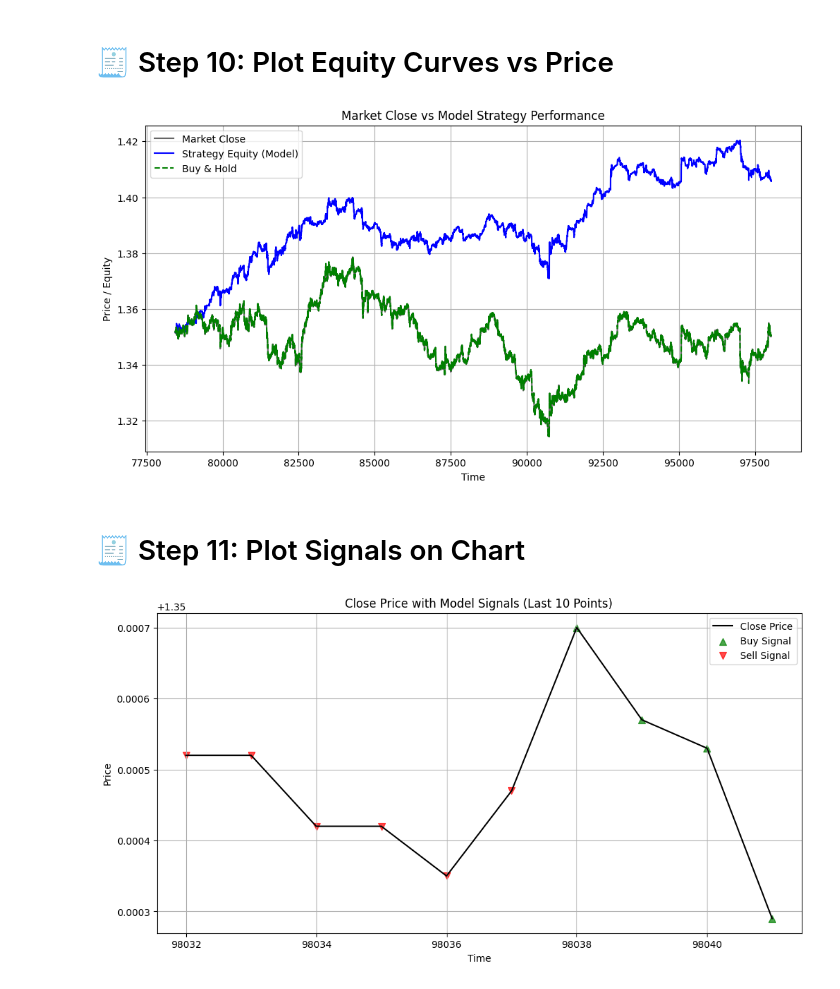
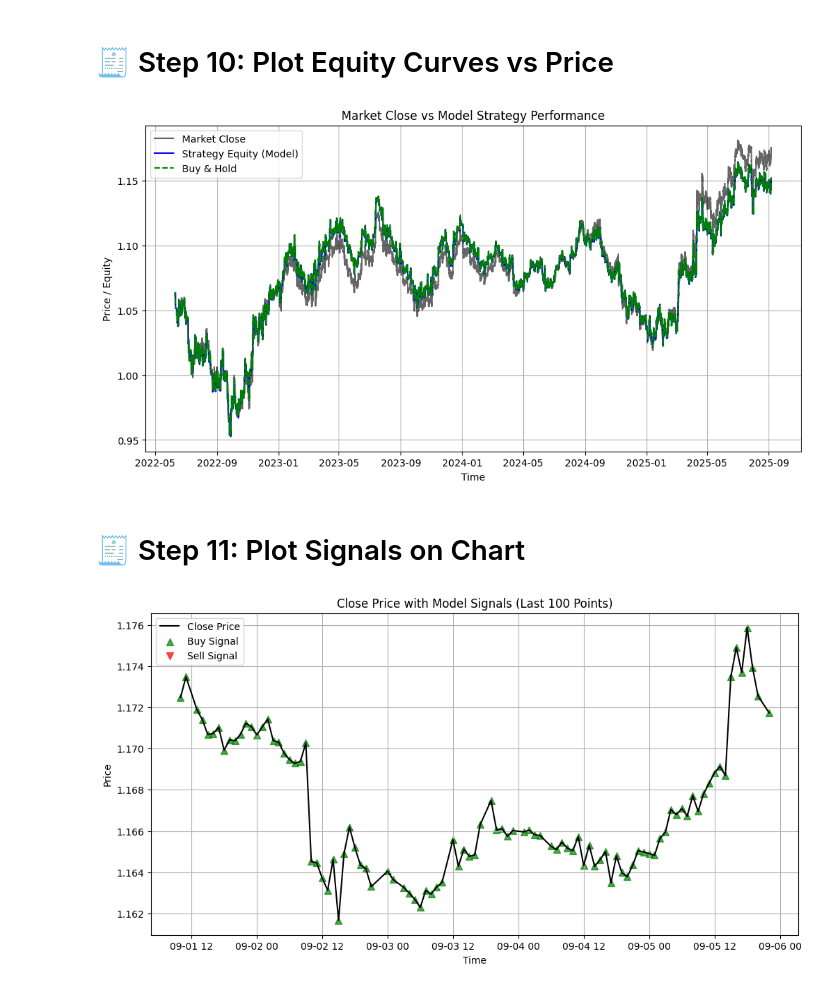
Before and after one commit to rasingollam/XGBoostPredictor, a Jupyter notebook: train/xgboost_trainer.ipynb, the cells around one changed output. Saved outputs shown, nothing was run; the diff lists cells and outputs as text; code cells hidden in the pictures.

````diff
--- a/train/xgboost_trainer.ipynb
+++ b/train/xgboost_trainer.ipynb
@@ -19,7 +19,7 @@ time,open,high,low,close,volume
 2023-01-01 00:00,1.0672,1.0679,1.0665,1.0675,123
 ```
 # %%
-df_raw = pd.read_csv("data/GBPUSD_M5.csv", sep='\t', header=0)
+df_raw = pd.read_csv("data/EURUSD_H1.csv", sep='\t', header=0)
 
 # helper maps (preserve original names)
 lc_map = {c.lower(): c for c in df_raw.columns}
@@ -521,19 +521,41 @@ except TypeError:
 
     # Adapter class to provide predict_proba and get_booster methods for compatibility
     class XGBAdapter:
-        """
-        Adapter for xgboost Booster to mimic sklearn API.
-        Provides predict_proba, predict, and get_booster methods.
-        """
+        # Adapter for xgboost Booster to mimic sklearn API.
+        # Provides predict_proba, predict, and get_booster methods.
         def __init__(self, booster, feature_names):
             self.booster = booster
             self.feature_names = feature_names
 
         def predict_proba(self, X):
             dm = xgb.DMatrix(X, feature_names=self.feature_names)
-            ntree_limit = getattr(self.booster, "best_ntree_limit", None)
-            p = self.booster.predict(dm, ntree_limit=ntree_limit)
-            p = np.asarray(p)
+            ntree = getattr(self.booster, "best_ntree_limit", None)
+            if ntree is None:
+                ntree = getattr(self.booster, "best_iteration", None)
+
+            # Try legacy kwarg, then newer kwarg, then bare predict.
+            try:
+                if ntree is not None:
+                    raw = self.booster.predict(dm, ntree_limit=ntree)
+                else:
+                    raw = self.booster.predict(dm)
+            except TypeError:
+                try:
+                    if ntree is not None:
+                        raw = self.booster.predict(dm, iteration_range=(0, int(ntree)))
+                    else:
+                        raw = self.booster.predict(dm)
+                except Exception:
+                    raw = self.booster.predict(dm)
+
+            return self._format_proba(raw)
+
+        def _format_proba(self, raw):
+            p = np.asarray(raw)
+            # If model already returns two-column probs, pass through.
+            if p.ndim == 2 and p.shape[1] == 2:
+                return p
+            # otherwise assume single-column probability for positive class
             return np.vstack([1 - p, p]).T
 
         def predict(self, X):
@@ -662,31 +648,31 @@ plt.ylabel("Price / Equity")
 plt.grid(True)
 plt.show()
 # %% [output]
-[figure, old version]
+[figure, new version]
 # %% [markdown]
 # 🧾 Step 11: Plot Signals on Chart
 # %%
 # Focus on the last 200 points for clarity
-bt_focus = bt.tail(10)
+bt_focus = bt.tail(100)
 
 plt.figure(figsize=(12,6))
 plt.plot(bt_focus.index, bt_focus["close"], label="Close Price", color="black")
 
 # Plot buy signals
 plt.scatter(bt_focus.index[bt_focus["prediction"]==1],
             bt_focus["close"][bt_focus["prediction"]==1],
             marker="^", color="green", alpha=0.7, label="Buy Signal", s=50)
 
 # Plot sell signals
 plt.scatter(bt_focus.index[bt_focus["prediction"]==0],
             bt_focus["close"][bt_focus["prediction"]==0],
             marker="v", color="red", alpha=0.7, label="Sell Signal", s=50)
 
 plt.legend()
 plt.title(f"Close Price with Model Signals (Last {bt_focus.shape[0]} Points)")
 plt.xlabel("Time")
 plt.ylabel("Price")
 plt.grid(True)
 plt.show()
 # %% [output]
-[figure, old version]
+[figure, new version]
````
Also changed, not shown: parts of 20 cells of this notebook, 1 other file.
